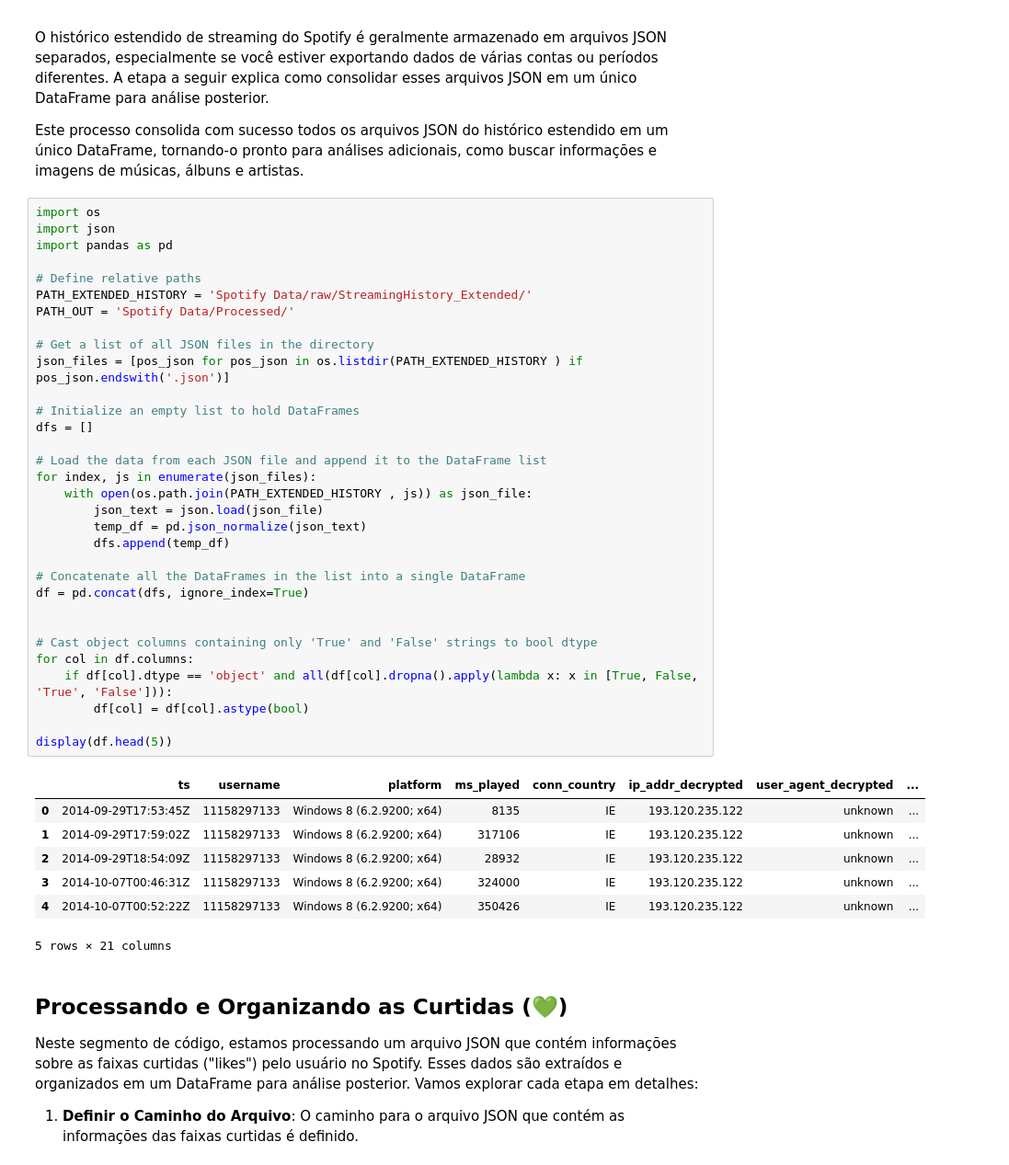
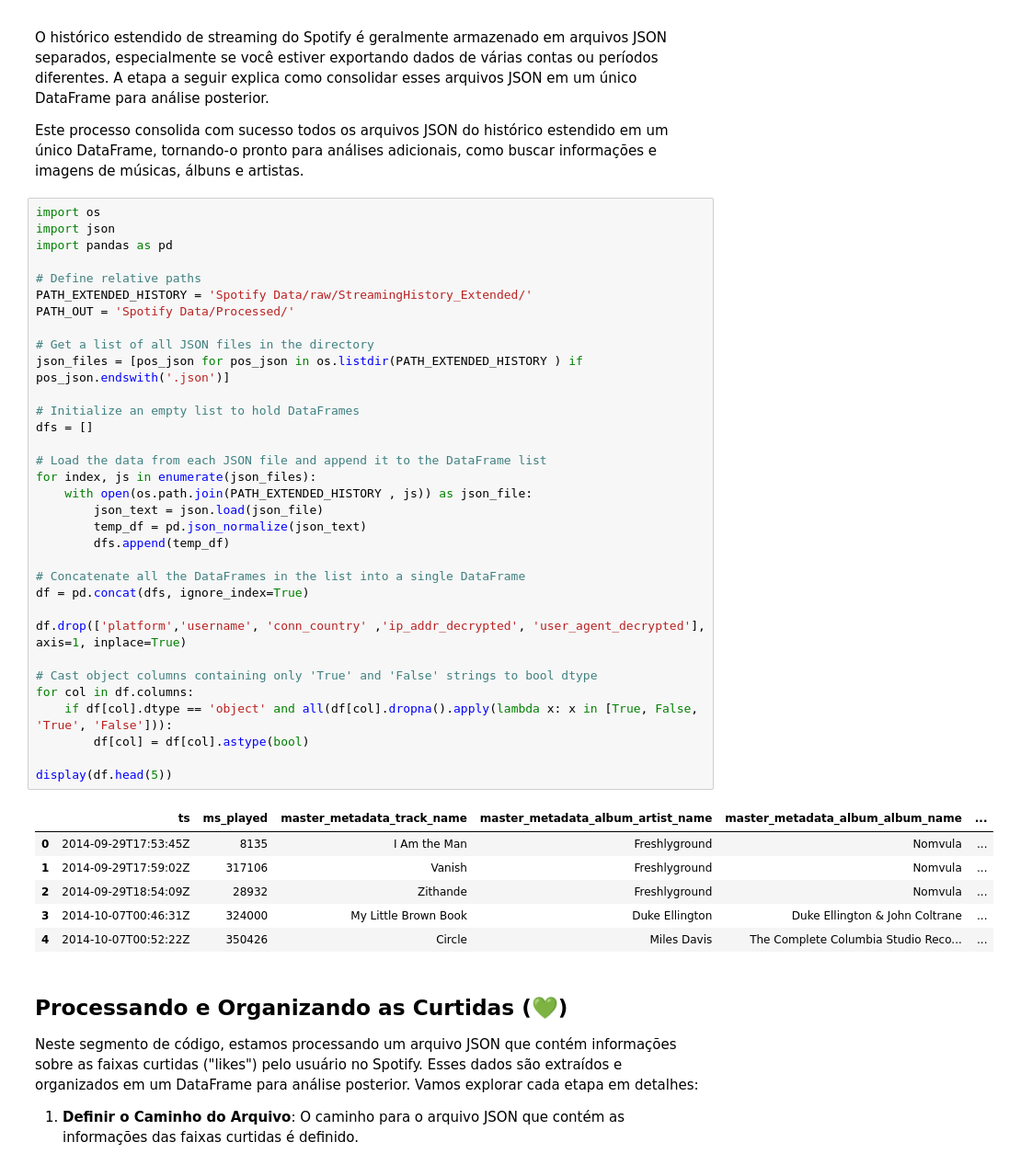
Before and after one commit to brenovalinhas/Spotify, a Jupyter notebook: 02- Tratar Dados pro Power BI.ipynb, the cells around one changed output. Shown at 92% size. Saved outputs shown, nothing was run; the diff lists cells and outputs as text.

```diff
--- a/02- Tratar Dados pro Power BI.ipynb
+++ b/02- Tratar Dados pro Power BI.ipynb
@@ -10,40 +10,40 @@ import json
 import pandas as pd
 
 # Define relative paths
 PATH_EXTENDED_HISTORY = 'Spotify Data/raw/StreamingHistory_Extended/'
 PATH_OUT = 'Spotify Data/Processed/'
 
 # Get a list of all JSON files in the directory
 json_files = [pos_json for pos_json in os.listdir(PATH_EXTENDED_HISTORY ) if pos_json.endswith('.json')]
 
 # Initialize an empty list to hold DataFrames
 dfs = []
 
 # Load the data from each JSON file and append it to the DataFrame list
 for index, js in enumerate(json_files):
     with open(os.path.join(PATH_EXTENDED_HISTORY , js)) as json_file:
         json_text = json.load(json_file)
         temp_df = pd.json_normalize(json_text)
         dfs.append(temp_df)
 
 # Concatenate all the DataFrames in the list into a single DataFrame
 df = pd.concat(dfs, ignore_index=True)
 
+df.drop(['platform','username', 'conn_country' ,'ip_addr_decrypted', 'user_agent_decrypted'], axis=1, inplace=True)
 
 # Cast object columns containing only 'True' and 'False' strings to bool dtype
 for col in df.columns:
     if df[col].dtype == 'object' and all(df[col].dropna().apply(lambda x: x in [True, False, 'True', 'False'])):
         df[col] = df[col].astype(bool)
 
 display(df.head(5))
 # %% [output]
-|  | ts | username | platform | ms_played | conn_country | ip_addr_decrypted | user_agent_decrypted | ... |
-| 0 | 2014-09-29T17:53:45Z | 11158297133 | Windows 8 (6.2.9200; x64) | 8135 | IE | 193.120.235.122 | unknown | ... |
-| 1 | 2014-09-29T17:59:02Z | 11158297133 | Windows 8 (6.2.9200; x64) | 317106 | IE | 193.120.235.122 | unknown | ... |
-| 2 | 2014-09-29T18:54:09Z | 11158297133 | Windows 8 (6.2.9200; x64) | 28932 | IE | 193.120.235.122 | unknown | ... |
-| 3 | 2014-10-07T00:46:31Z | 11158297133 | Windows 8 (6.2.9200; x64) | 324000 | IE | 193.120.235.122 | unknown | ... |
-| 4 | 2014-10-07T00:52:22Z | 11158297133 | Windows 8 (6.2.9200; x64) | 350426 | IE | 193.120.235.122 | unknown | ... |
+|  | ts | ms_played | master_metadata_track_name | master_metadata_album_artist_name | master_metadata_album_album_name | ... |
+| 0 | 2014-09-29T17:53:45Z | 8135 | I Am the Man | Freshlyground | Nomvula | ... |
+| 1 | 2014-09-29T17:59:02Z | 317106 | Vanish | Freshlyground | Nomvula | ... |
+| 2 | 2014-09-29T18:54:09Z | 28932 | Zithande | Freshlyground | Nomvula | ... |
+| 3 | 2014-10-07T00:46:31Z | 324000 | My Little Brown Book | Duke Ellington | Duke Ellington & John Coltrane | ... |
+| 4 | 2014-10-07T00:52:22Z | 350426 | Circle | Miles Davis | The Complete Columbia Studio Reco... | ... |
-5 rows × 21 columns
 # %% [markdown]
 
 ## Processando e Organizando as Curtidas (💚)
```
Also changed, not shown: 1 other file.
